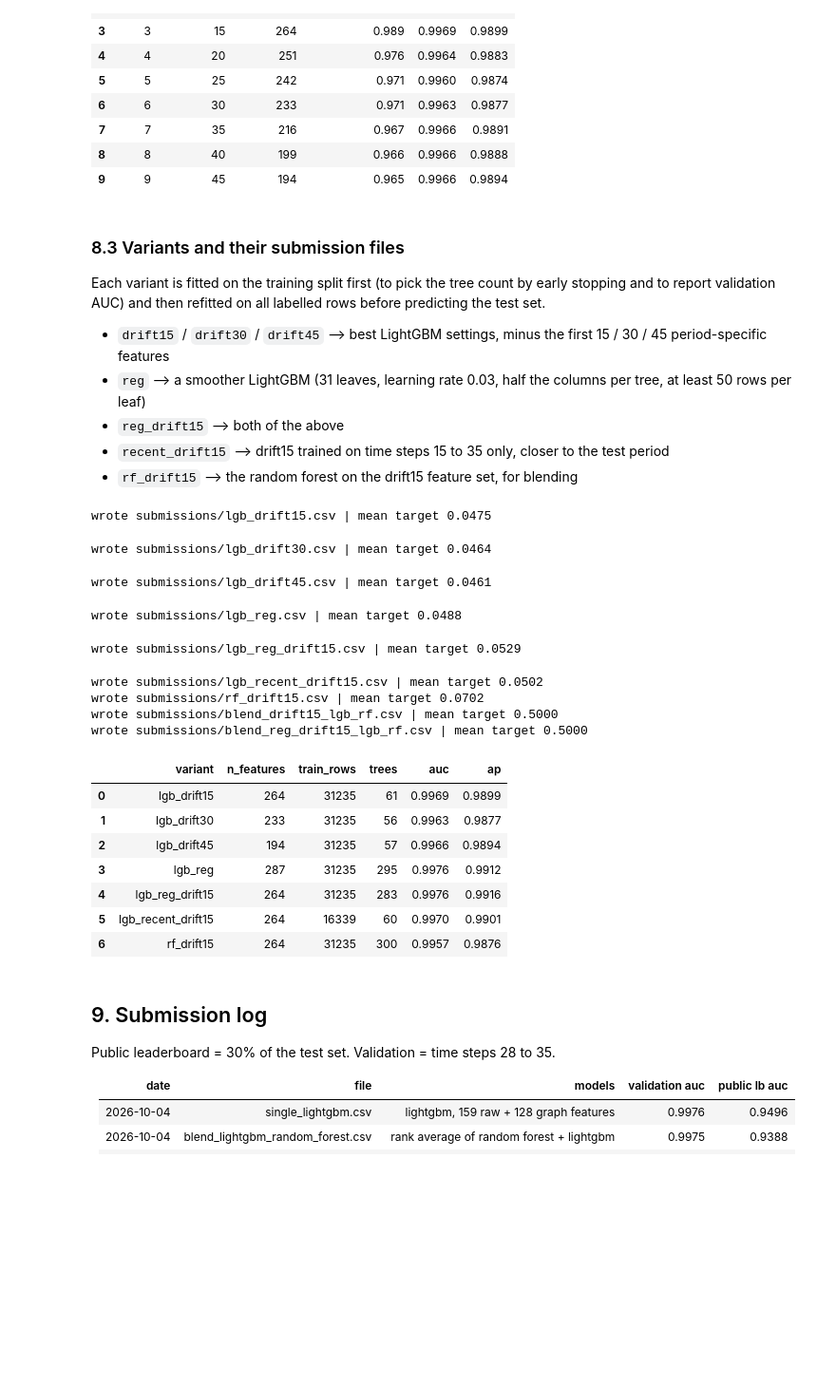
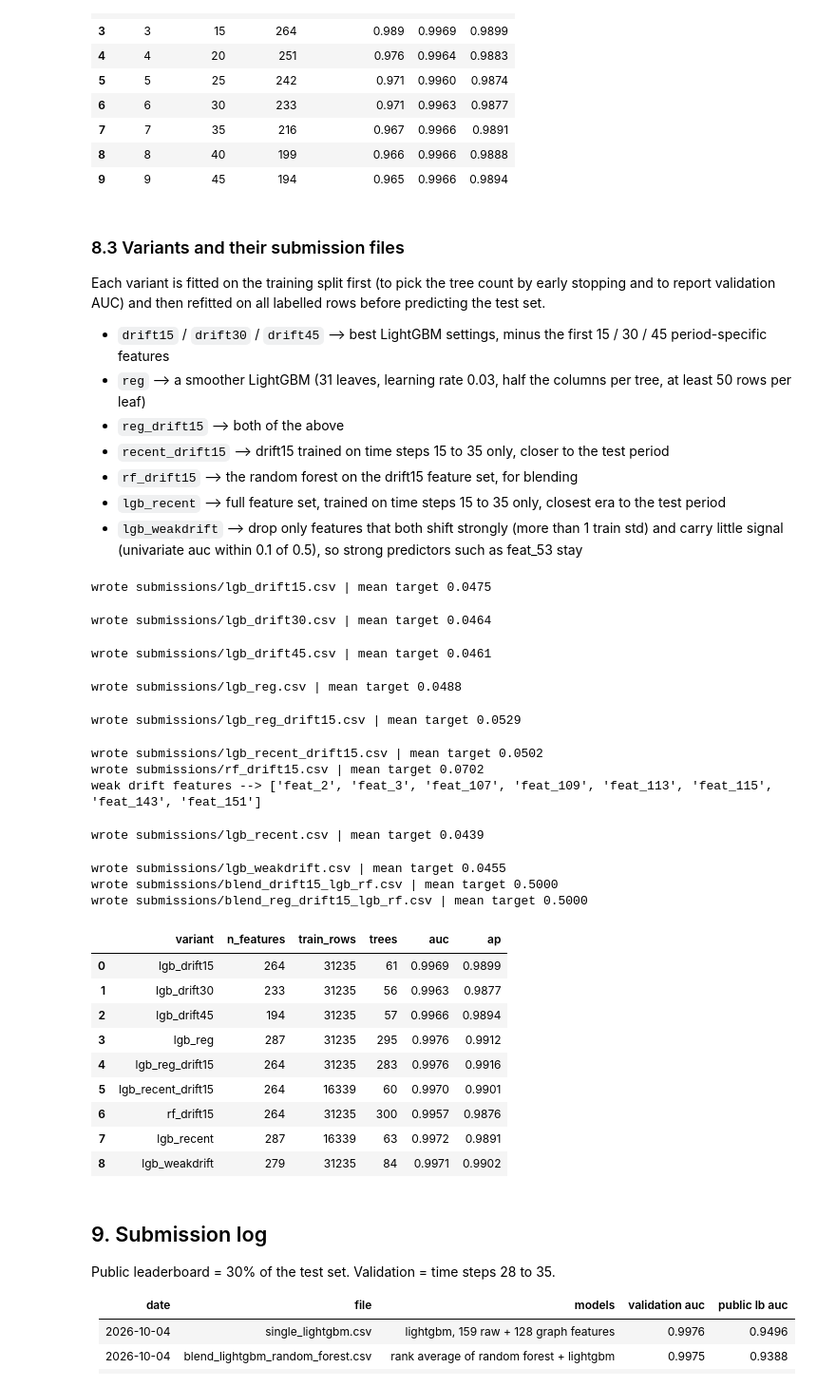
Before and after one commit to ykwong2002/bt4012-kaggle-competition, a Jupyter notebook: e1155727.ipynb, the cells around one changed output. Shown at 95% size. Cells and saved outputs as stored; diff of their text form; code cells hidden in the pictures; blank space fills up the shorter version.

Commit message:
add recent-era and weak-drift lightgbm variants
Co-Authored-By: Claude Fable 5.1 <noreply@anthropic.com>

```diff
--- a/e1155727.ipynb
+++ b/e1155727.ipynb
@@ -1148,6 +1148,8 @@ validation AUC) and then refitted on all labelled rows before predicting the tes
 * `reg_drift15` --> both of the above
 * `recent_drift15` --> drift15 trained on time steps 15 to 35 only, closer to the test period
 * `rf_drift15` --> the random forest on the drift15 feature set, for blending
+* `lgb_recent` --> full feature set, trained on time steps 15 to 35 only, closest era to the test period
+* `lgb_weakdrift` --> drop only features that both shift strongly (more than 1 train std) and carry little signal (univariate auc within 0.1 of 0.5), so strong predictors such as feat_53 stay
 # %%
 reg_params = dict(learning_rate=0.03, num_leaves=31, scale_pos_weight=spw, subsample=0.8, subsample_freq=1, colsample_bytree=0.5, min_child_samples=50)
 
@@ -1180,35 +1182,48 @@ feats_15 = without(tree_features, removed_order[:15])
 feats_30 = without(tree_features, removed_order[:30])
 feats_45 = without(tree_features, removed_order[:45])
 run_variant('lgb_drift15', feats_15, best_params)
 run_variant('lgb_drift30', feats_30, best_params)
 run_variant('lgb_drift45', feats_45, best_params)
 run_variant('lgb_reg', tree_features, reg_params)
 run_variant('lgb_reg_drift15', feats_15, reg_params)
 run_variant('lgb_recent_drift15', feats_15, best_params, min_step=15)
 run_variant('rf_drift15', feats_15, model='rf')
+# weak drift rule --> shifted and uninformative at the same time
+shift_lookup = drift_df.set_index('feature')['mean_shift']
+auc_lookup = uni_auc_df.set_index('feature')['auc']
+weak_drift_features = [f for f in kept_features if shift_lookup[f] > 1 and abs(auc_lookup[f] - 0.5) < 0.1]
+print('weak drift features -->', weak_drift_features)
+feats_weak = without(tree_features, weak_drift_features)
+run_variant('lgb_recent', tree_features, best_params, min_step=15)
+run_variant('lgb_weakdrift', feats_weak, best_params)
 write_submission(rank_average([variant_preds['lgb_drift15'], variant_preds['rf_drift15']]), 'blend_drift15_lgb_rf')
 write_submission(rank_average([variant_preds['lgb_reg_drift15'], variant_preds['rf_drift15']]), 'blend_reg_drift15_lgb_rf')
 variant_df = pd.DataFrame(variant_rows)
 variant_df.to_csv(os.path.join(OUT_DIR, 'drift_variants.csv'), index=False)
 variant_df
 # %% [output]
 wrote submissions/lgb_drift15.csv | mean target 0.0475
 wrote submissions/lgb_drift30.csv | mean target 0.0464
 wrote submissions/lgb_drift45.csv | mean target 0.0461
 wrote submissions/lgb_reg.csv | mean target 0.0488
 wrote submissions/lgb_reg_drift15.csv | mean target 0.0529
 wrote submissions/lgb_recent_drift15.csv | mean target 0.0502
 wrote submissions/rf_drift15.csv | mean target 0.0702
-wrote submissions/blend_drift15_lgb_rf.csv | mean target 0.5000
-wrote submissions/blend_reg_drift15_lgb_rf.csv | mean target 0.5000
+weak drift features --> ['feat_2', 'feat_3', 'feat_107', 'feat_109', 'feat_113', 'feat_115', 'feat_143', 'feat_151']
+wrote submissions/lgb_recent.csv | mean target 0.0439
+wrote submissions/lgb_weakdrift.csv | mean target 0.0455
+wrote submissions/blend_drift15_lgb_rf.csv | mean target 0.5000
+wrote submissions/blend_reg_drift15_lgb_rf.csv | mean target 0.5000
 |  | variant | n_features | train_rows | trees | auc | ap |
 | 0 | lgb_drift15 | 264 | 31235 | 61 | 0.9969 | 0.9899 |
 | 1 | lgb_drift30 | 233 | 31235 | 56 | 0.9963 | 0.9877 |
 | 2 | lgb_drift45 | 194 | 31235 | 57 | 0.9966 | 0.9894 |
 | 3 | lgb_reg | 287 | 31235 | 295 | 0.9976 | 0.9912 |
 | 4 | lgb_reg_drift15 | 264 | 31235 | 283 | 0.9976 | 0.9916 |
 | 5 | lgb_recent_drift15 | 264 | 16339 | 60 | 0.9970 | 0.9901 |
 | 6 | rf_drift15 | 264 | 31235 | 300 | 0.9957 | 0.9876 |
+| 7 | lgb_recent | 287 | 16339 | 63 | 0.9972 | 0.9891 |
+| 8 | lgb_weakdrift | 279 | 31235 | 84 | 0.9971 | 0.9902 |
 # %% [markdown]
 ## 9. Submission log
 
```
Also changed, not shown: parts of 3 cells of this notebook.
